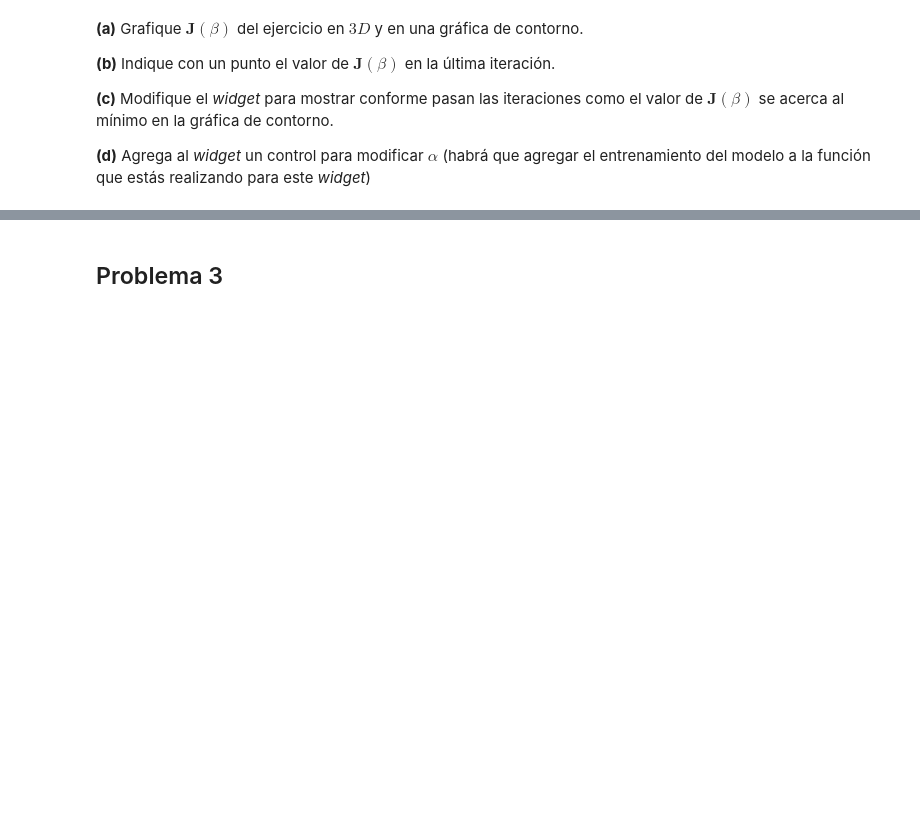
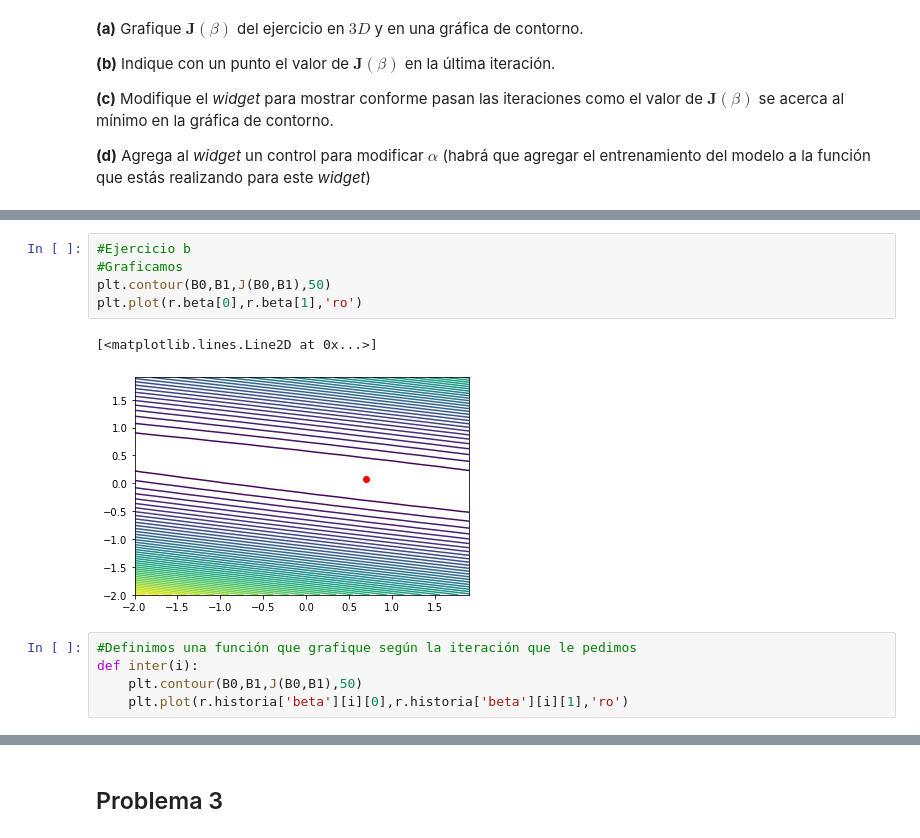
Before and after one commit to Skalas/Matematicas-Computacionales-fall2021, a Jupyter notebook: Juanje82/Tarea_1.ipynb, the cells around one changed output, grey strips where cells are left out. Saved outputs shown, nothing was run; the diff lists cells and outputs as text; blank space fills up the shorter version.

```diff
--- a/Juanje82/Tarea_1.ipynb
+++ b/Juanje82/Tarea_1.ipynb
@@ -66,0 +163,13 @@ altura = np.loadtxt('data/altura.dat')
+# %%
+#Ejercicio b
+#Graficamos
+plt.contour(B0,B1,J(B0,B1),50)
+plt.plot(r.beta[0],r.beta[1],'ro')
+# %% [output]
+[<matplotlib.lines.Line2D at 0x...>]
+[figure, added]
+# %%
+#Definimos una función que grafique según la iteración que le pedimos
+def inter(i):
+    plt.contour(B0,B1,J(B0,B1),50)
+    plt.plot(r.historia['beta'][i][0],r.historia['beta'][i][1],'ro')
```
Also changed, not shown: parts of 11 cells of this notebook.
